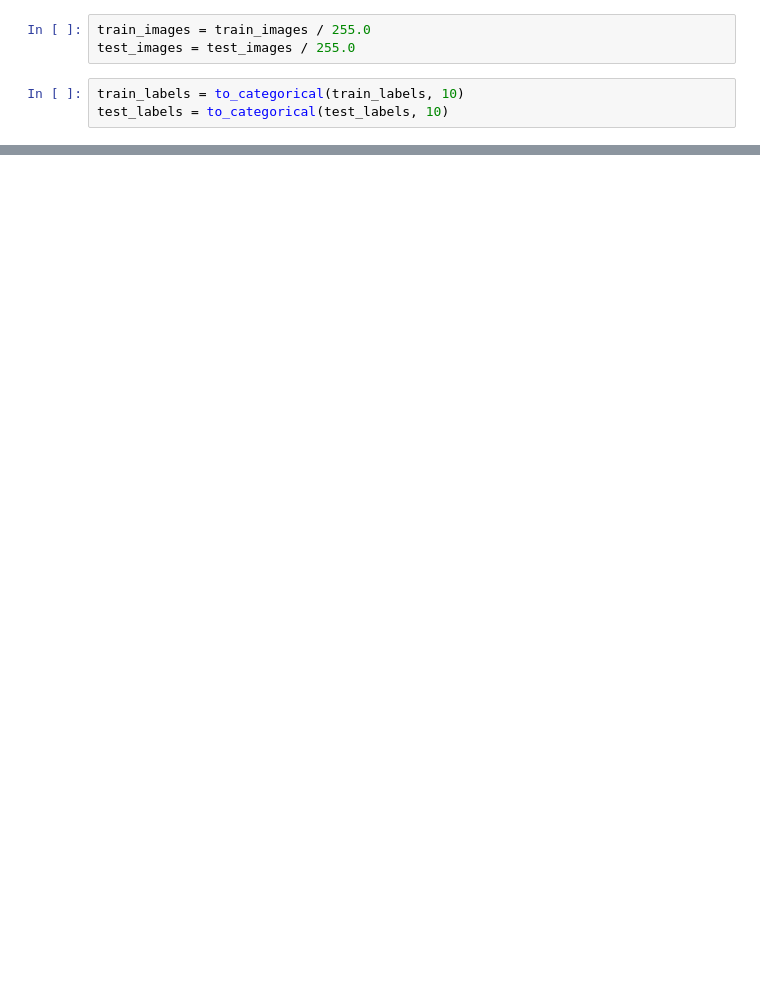
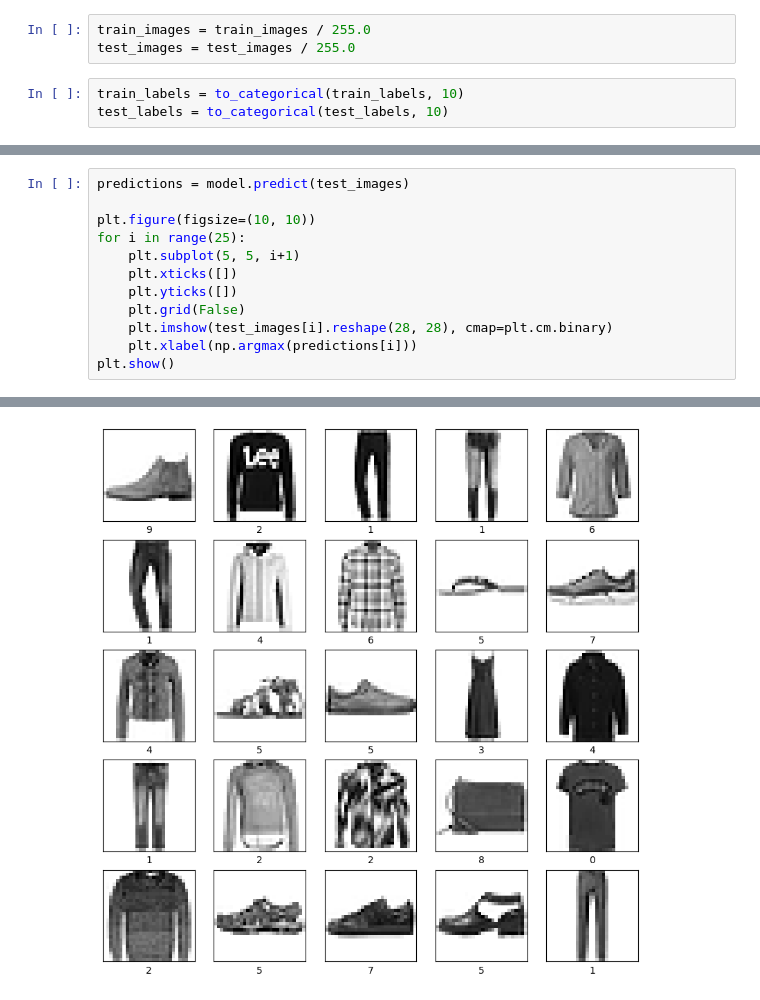
Before and after one commit to SloTGreaD/DS_hm9, a Jupyter notebook: hm9.ipynb, the cells around one changed output, grey strips where cells are left out. Saved outputs shown, nothing was run; the diff lists cells and outputs as text; blank space fills up the shorter version.

```diff
--- a/hm9.ipynb
+++ b/hm9.ipynb
@@ -135,0 +158,13 @@ plt.show()
+# %%
+predictions = model.predict(test_images)
+
+plt.figure(figsize=(10, 10))
+for i in range(25):
+    plt.subplot(5, 5, i+1)
+    plt.xticks([])
+    plt.yticks([])
+    plt.grid(False)
+    plt.imshow(test_images[i].reshape(28, 28), cmap=plt.cm.binary)
+    plt.xlabel(np.argmax(predictions[i]))
+plt.show()
+# %% [output]
@@ -136,2 +172,3 @@ plt.show()
+[figure, added]
 # %%
 model.save('fashion_mnist_model.h5')
```
Also changed, not shown: parts of 14 cells of this notebook.
